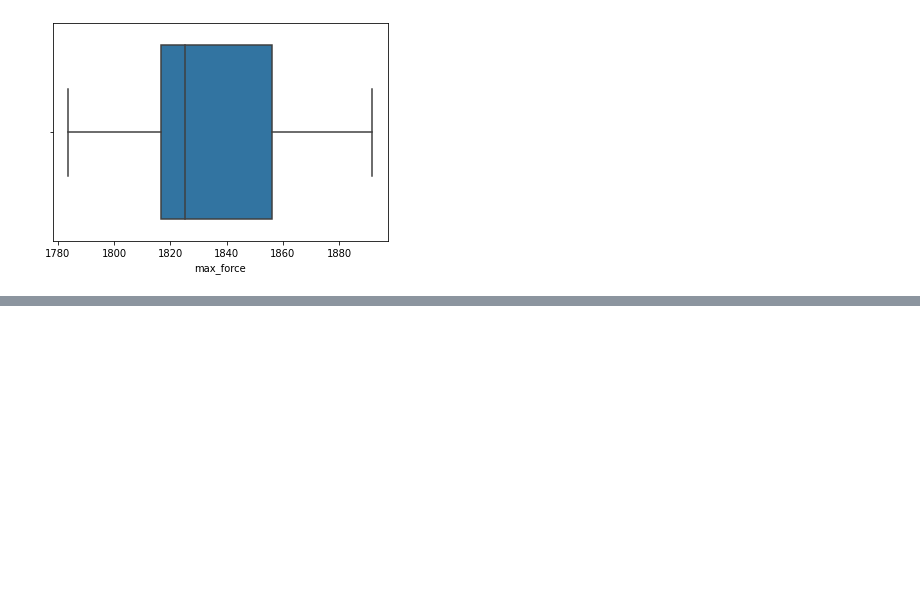
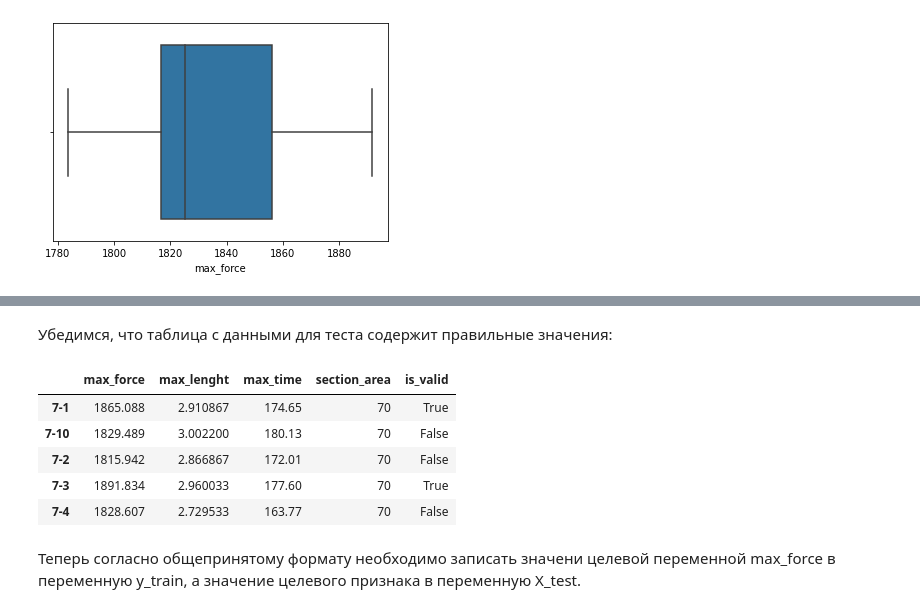
Before and after one commit to gruzdev-as/Polymer_experiment, a Jupyter notebook: Article.ipynb, the cells around one changed output, grey strips where cells are left out. Cells and saved outputs as stored; diff of their text form; code cells hidden in the pictures; blank space fills up the shorter version.

```diff
--- a/Article.ipynb
+++ b/Article.ipynb
@@ -146,0 +180,13 @@ sns.boxplot(x=experiment_data[experiment_data.section_area == 70].max_force);
+# %% [markdown]
+Убедимся, что таблица с данными для теста содержит правильные значения:
+# %%
+test_data.head()
+# %% [output]
+|  | max_force | max_lenght | max_time | section_area | is_valid |
+| 7-1 | 1865.088 | 2.910867 | 174.65 | 70 | True |
+| 7-10 | 1829.489 | 3.002200 | 180.13 | 70 | False |
+| 7-2 | 1815.942 | 2.866867 | 172.01 | 70 | False |
+| 7-3 | 1891.834 | 2.960033 | 177.60 | 70 | True |
+| 7-4 | 1828.607 | 2.729533 | 163.77 | 70 | False |
+# %% [markdown]
+Теперь согласно общепринятому формату необходимо записать значени целевой переменной max_force в переменную y_train, а значение целевого признака в переменную X_test.
```
Also changed, not shown: parts of 15 cells of this notebook, 4 other files.
